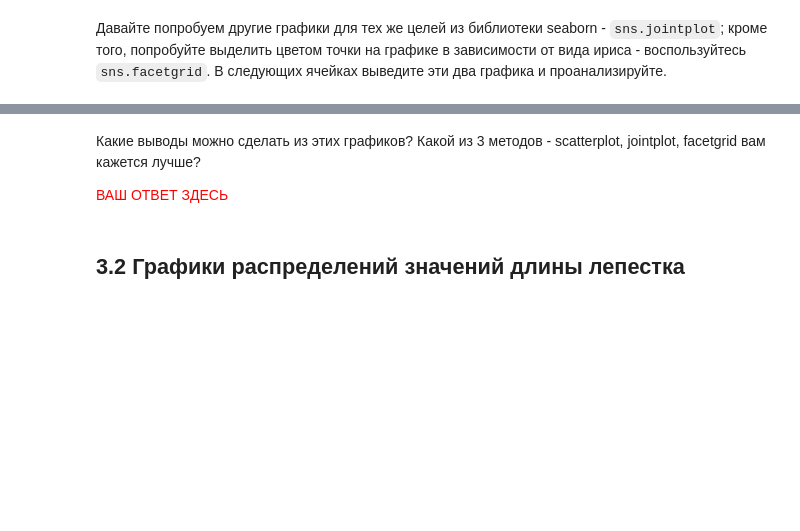
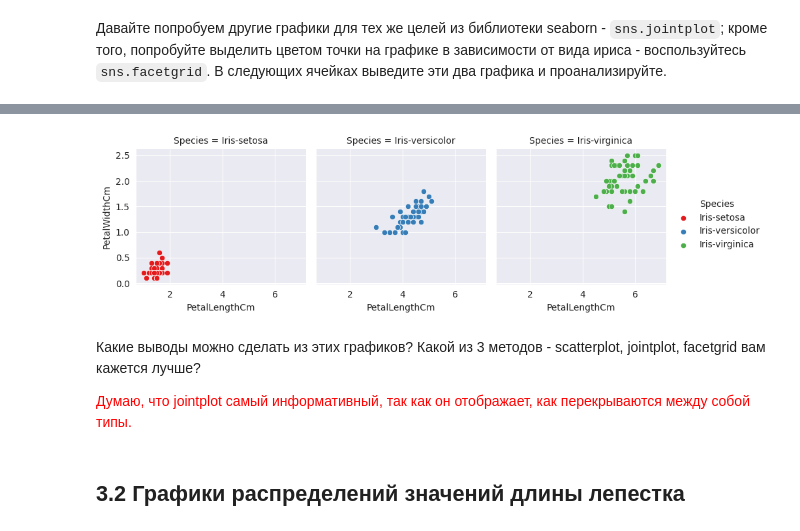
Before and after one commit to Andrei24511/python_archive, a Jupyter notebook: lab_1_np_pandas_matplotlib.ipynb, the cells around one changed output, grey strips where cells are left out. Cells and saved outputs as stored; diff of their text form; code cells hidden in the pictures; blank space fills up the shorter version.

```diff
--- a/lab_1_np_pandas_matplotlib.ipynb
+++ b/lab_1_np_pandas_matplotlib.ipynb
@@ -651,7 +665,14 @@ Name: count, dtype: int64
+# %%
+g = sns.FacetGrid(iris, col='Species', hue='Species', palette='Set1')
+g.map(sns.scatterplot, 'PetalLengthCm', 'PetalWidthCm')
+g.add_legend()
+plt.show()
+# %% [output]
+[figure, added]
 # %% [markdown]
 Какие выводы можно сделать из этих графиков? Какой из 3 методов - scatterplot, jointplot, facetgrid вам кажется лучше?
 
-<font color='red'> ВАШ ОТВЕТ ЗДЕСЬ </font>
+<font color='red'>Думаю, что jointplot самый информативный, так как он отображает, как перекрываются между собой типы.</font>
 # %% [markdown]
 ## 3.2 Графики распределений значений длины лепестка
 # %% [markdown]
```
Also changed, not shown: parts of 15 cells of this notebook.
